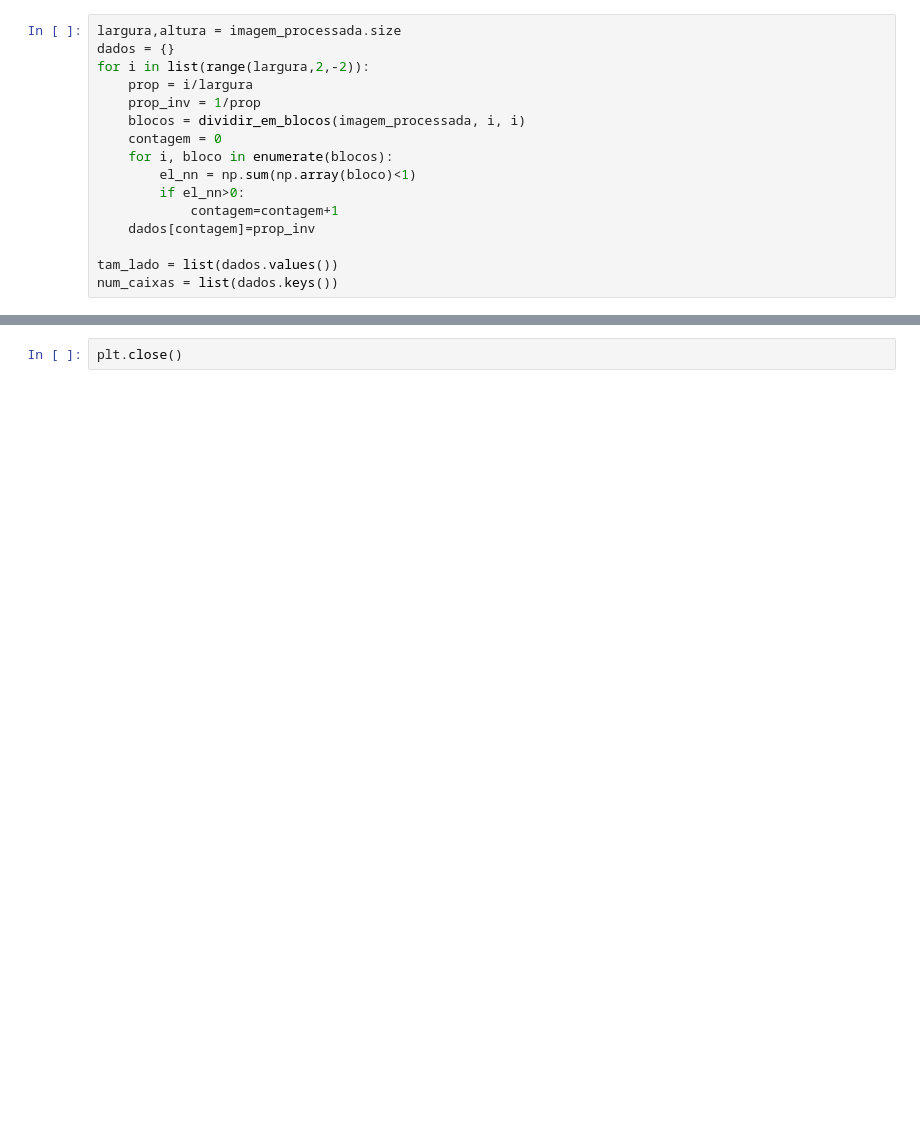
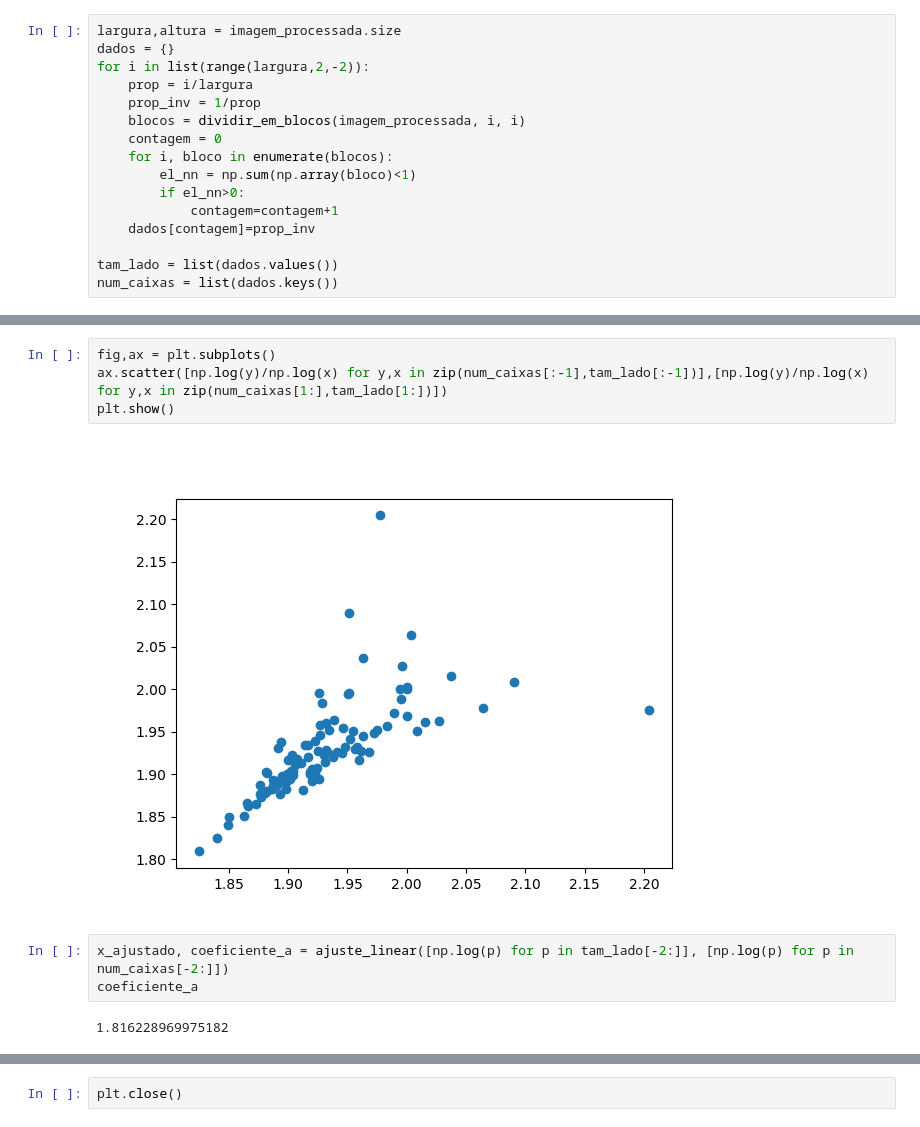
Before and after one commit to 1moi6/tccs, a Jupyter notebook: theo/theo.ipynb, the cells around one changed output, grey strips where cells are left out. Cells and saved outputs as stored; diff of their text form; blank space fills up the shorter version.

```diff
--- a/theo/theo.ipynb
+++ b/theo/theo.ipynb
@@ -139,3 +139,14 @@ coeficiente_a
+# %%
+fig,ax = plt.subplots()
+ax.scatter([np.log(y)/np.log(x) for y,x in zip(num_caixas[:-1],tam_lado[:-1])],[np.log(y)/np.log(x) for y,x in zip(num_caixas[1:],tam_lado[1:])])
+plt.show()
+# %% [output]
+[figure, added]
+# %%
+x_ajustado, coeficiente_a = ajuste_linear([np.log(p) for p in tam_lado[-2:]], [np.log(p) for p in num_caixas[-2:]])
+coeficiente_a
+# %% [output]
+1.816228969975182
 # %%
 np.log(num_caixas)[-1]/np.log(tam_lado)[-1]
 # %% [output]
```
Also changed, not shown: parts of 6 cells of this notebook, 6 other files.
